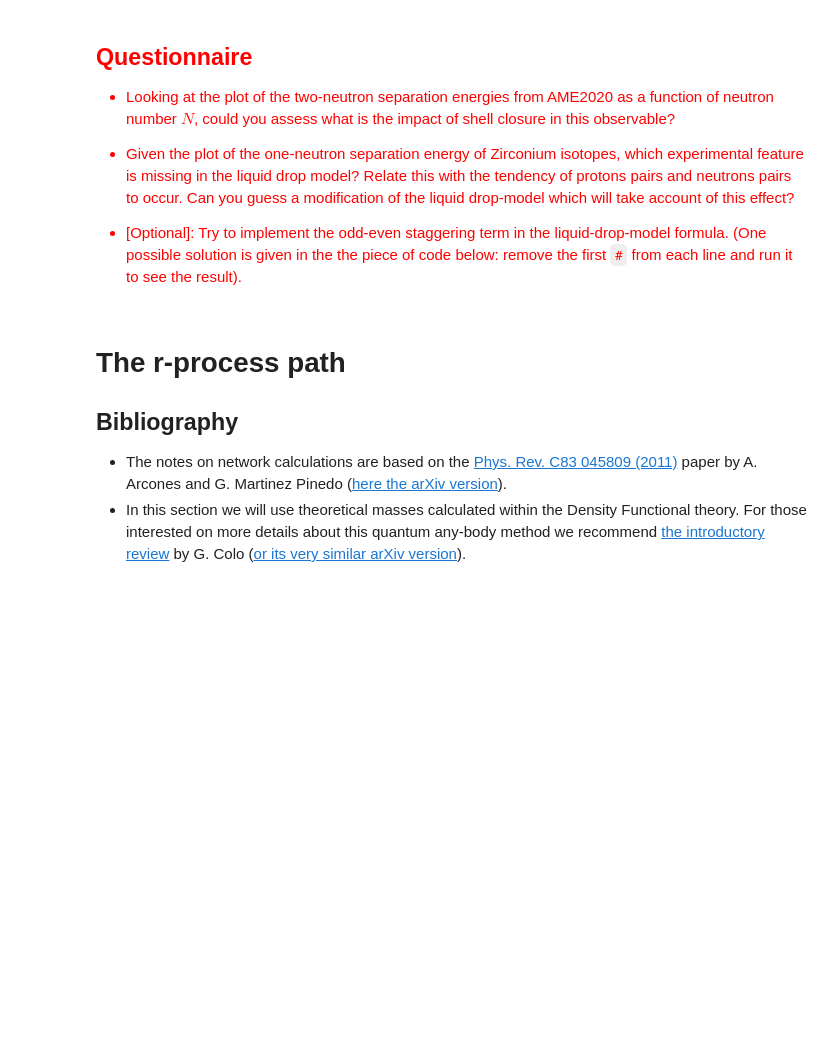
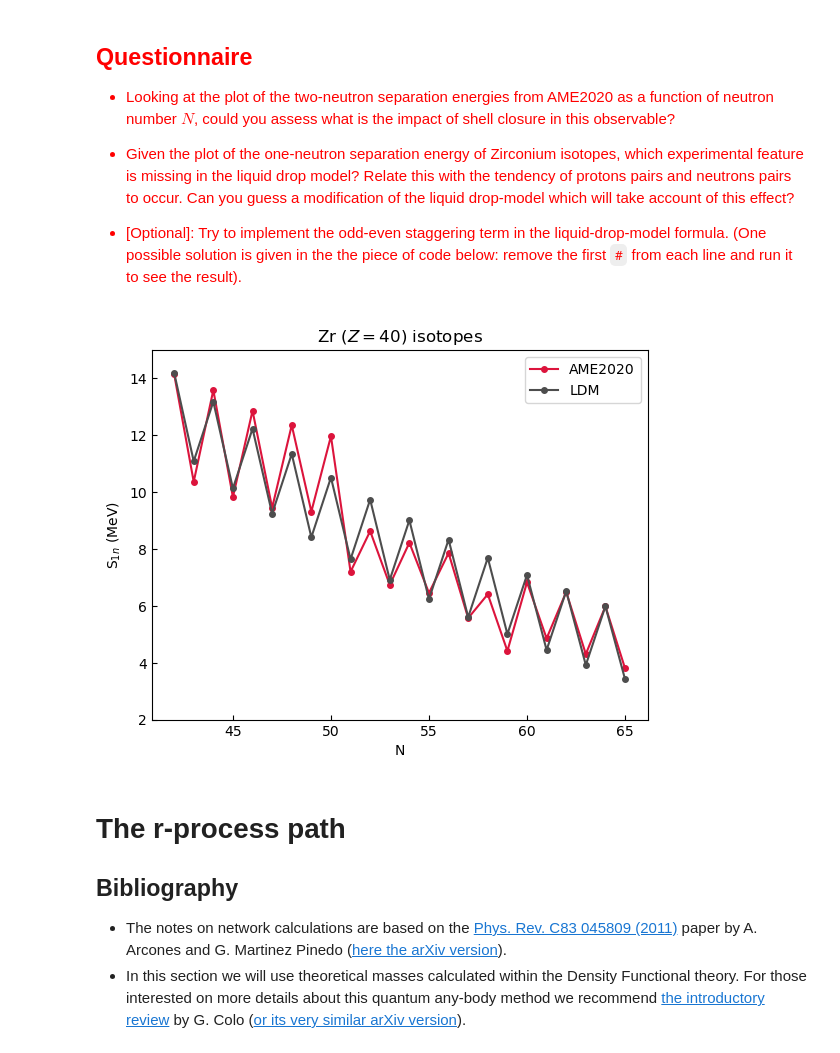
Before and after one commit to taytnels/NS3_Nucleosynthesis_Activity, a Jupyter notebook: notebook/masses.ipynb, the cells around one changed output. Drawn from its saved outputs; the diff is of its cells as text; code cells hidden in the pictures; blank space fills up the shorter version.

```diff
--- a/notebook/masses.ipynb
+++ b/notebook/masses.ipynb
@@ -400,30 +427,32 @@ plt.show()
  - [Optional]: Try to implement the odd-even staggering term in the liquid-drop-model formula. (One possible solution is given in the the piece of code below: remove the first `#` from each line and run it to see the result).
 </font>
 # %%
-# P = 1 - (N%2 + Z%2)
-# Masses_f['Eapprox'] = a_i[1]*A + a_i[2]*A**(2./3.) + a_i[3]*Z**2*A**(-1.0/3.0) + a_i[4]*(N-Z)**2/A  + 11.8/A**(1.0/2.0) * P
+P = 1 - (N%2 + Z%2)
+Masses_f['Eapprox'] = a_i[1]*A + a_i[2]*A**(2./3.) + a_i[3]*Z**2*A**(-1.0/3.0) + a_i[4]*(N-Z)**2/A  + 11.8/A**(1.0/2.0) * P
 
-# #
-# # Compute S1n and S2n
-# #
-# Masses_f = get_Sn(Masses_f)
+#
+# Compute S1n and S2n
+#
+Masses_f = get_Sn(Masses_f)
 
-# ###
-# ### Let's plot the one-neutron separation energies from AME and LDM
-# ###
-# fig = plt.figure(dpi=100)
-# for i in Masses_f['Z'].unique():
-#    masses_iso = Masses_f.loc[Masses_f['Z'] == i]
-#    if i == 40:
-#        plt.plot(masses_iso['N'], masses_iso['S1n'], '-o', c='crimson', ms=4, label='AME2020')
-#        plt.plot(masses_iso['N'], masses_iso['S1n_app'], '-o', c='0.3', ms=4, label='LDM')
+###
+### Let's plot the one-neutron separation energies from AME and LDM
+###
+fig = plt.figure(dpi=100)
+for i in Masses_f['Z'].unique():
+   masses_iso = Masses_f.loc[Masses_f['Z'] == i]
+   if i == 40:
+       plt.plot(masses_iso['N'], masses_iso['S1n'], '-o', c='crimson', ms=4, label='AME2020')
+       plt.plot(masses_iso['N'], masses_iso['S1n_app'], '-o', c='0.3', ms=4, label='LDM')
 
-# plt.ylim(2, 15)
-# plt.xlabel('N')
-# plt.ylabel('S$_{1n}$ (MeV)')
-# plt.title('Zr ($Z=40$) isotopes')
-# plt.legend()
-# plt.show()
+plt.ylim(2, 15)
+plt.xlabel('N')
+plt.ylabel('S$_{1n}$ (MeV)')
+plt.title('Zr ($Z=40$) isotopes')
+plt.legend()
+plt.show()
+# %% [output]
+[figure, added]
 # %% [markdown]
 # The r-process path
 
```
Also changed, not shown: parts of 7 cells of this notebook, 6 other files.
